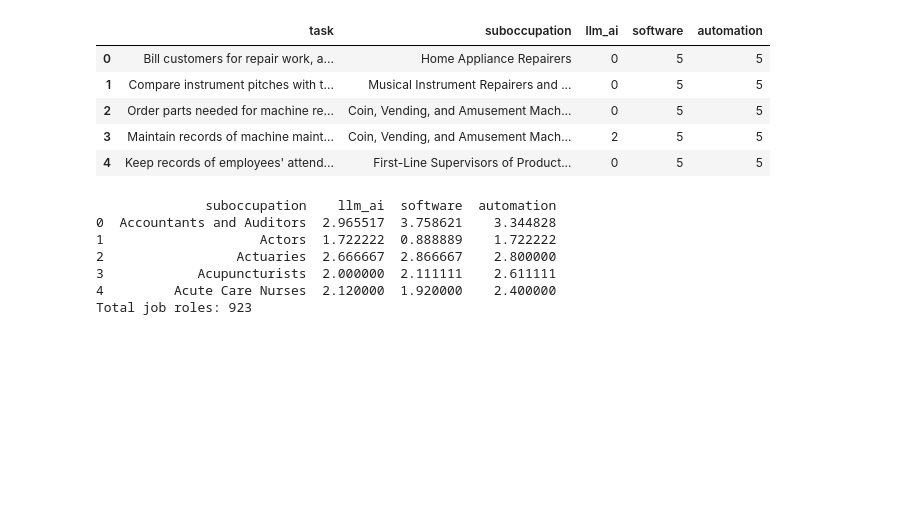
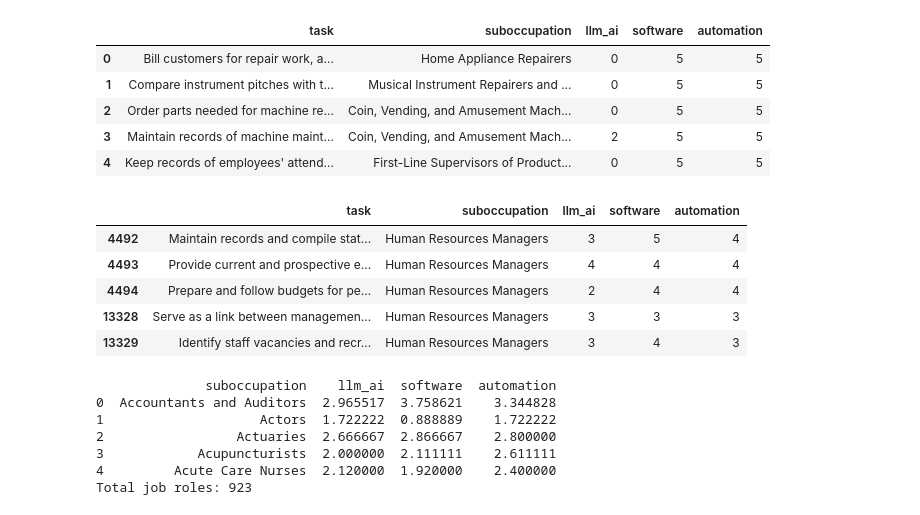
Before and after one commit to pradervonsky/haste, a Jupyter notebook: hr_skills.ipynb, the cells around one changed output. Saved outputs shown, nothing was run; the diff lists cells and outputs as text; code cells hidden in the pictures; blank space fills up the shorter version.

```diff
--- a/hr_skills.ipynb
+++ b/hr_skills.ipynb
@@ -129,6 +161,16 @@ ali.head()
 | 2 | Order parts needed for machine re... | Coin, Vending, and Amusement Mach... | 0 | 5 | 5 |
 | 3 | Maintain records of machine maint... | Coin, Vending, and Amusement Mach... | 2 | 5 | 5 |
 | 4 | Keep records of employees' attend... | First-Line Supervisors of Product... | 0 | 5 | 5 |
+# %%
+# show ali.head only for 'Human Resources Managers' Title
+display(ali[ali['suboccupation'] == 'Human Resources Managers'].head())
+# %% [output]
+|  | task | suboccupation | llm_ai | software | automation |
+| 4492 | Maintain records and compile stat... | Human Resources Managers | 3 | 5 | 4 |
+| 4493 | Provide current and prospective e... | Human Resources Managers | 4 | 4 | 4 |
+| 4494 | Prepare and follow budgets for pe... | Human Resources Managers | 2 | 4 | 4 |
+| 13328 | Serve as a link between managemen... | Human Resources Managers | 3 | 3 | 3 |
+| 13329 | Identify staff vacancies and recr... | Human Resources Managers | 3 | 4 | 3 |
 # %%
 # aggregate by suboccupation with average of llm_ai, software, and automation columns
 ali = (
```
Also changed, not shown: parts of 6 cells of this notebook.
